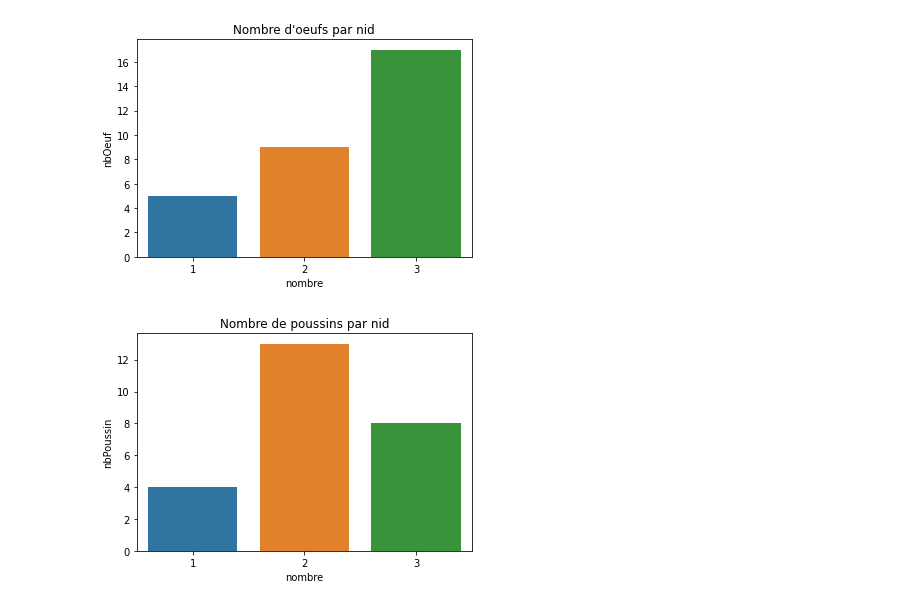
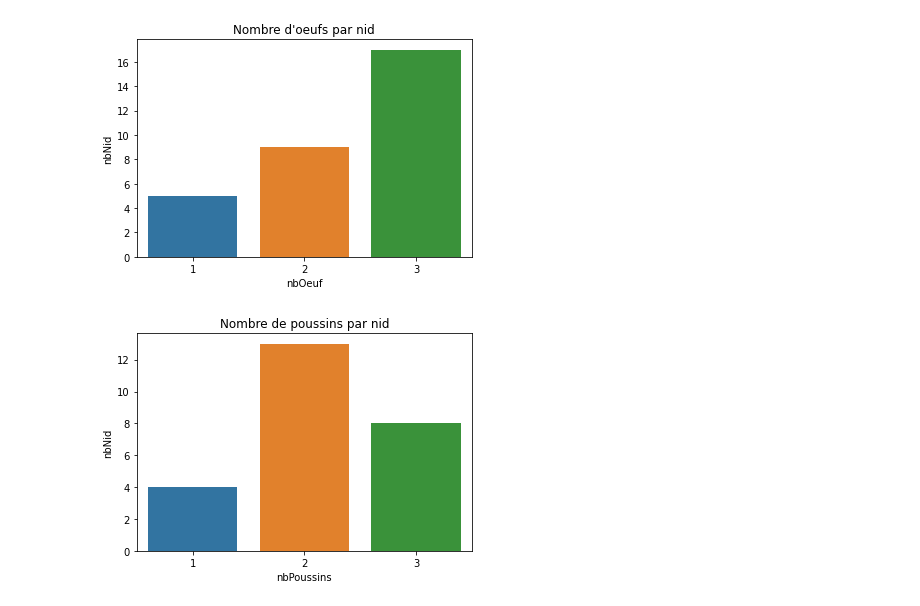
Before and after one commit to augustin-pasq/sae-pnr, a Jupyter notebook: Analyse/PNR_Analyse.ipynb, the cells around one changed output. Cells and saved outputs as stored; diff of their text form; code cells hidden in the pictures.

```diff
--- a/Analyse/PNR_Analyse.ipynb
+++ b/Analyse/PNR_Analyse.ipynb
@@ -238,18 +238,18 @@ print()
 # %%
 # Nombre de poussins par nid
 df = pd.read_sql("""
-                        SELECT nombre, COUNT(idNid) nbPoussin
+                        SELECT nombre nbPoussins, COUNT(idNid) nbNid
                         FROM Nid_GCI
                             LEFT JOIN Obs_GCI ON idNid = leNid
                         WHERE nature = "Poussin"
                         GROUP BY nombre
                     """
                  , con=db_connection)
 
 
 
-sns.barplot(x='nombre', y='nbPoussin', data=df)
+sns.barplot(x='nbPoussins', y='nbNid', data=df)
 plt.title("Nombre de poussins par nid")
 print()
 # %% [output]
-[figure, old version]
+[figure, new version]
```
Also changed, not shown: parts of 1 cell of this notebook.
